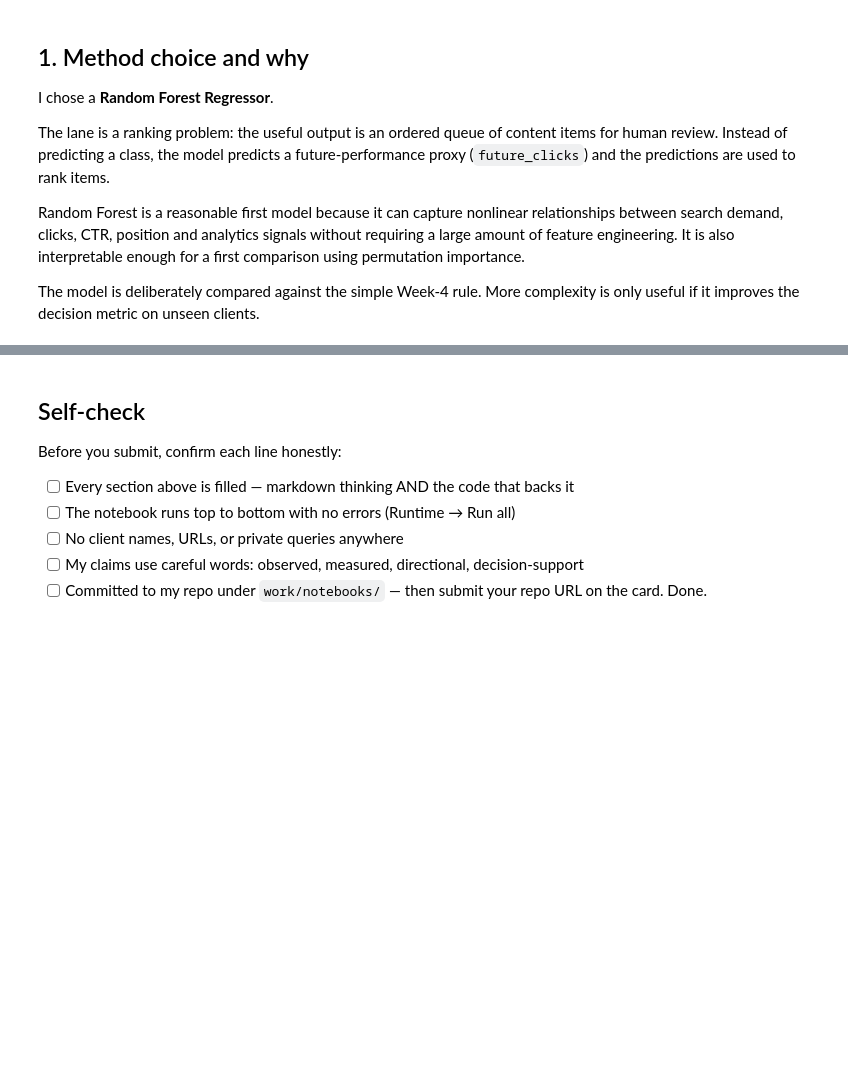
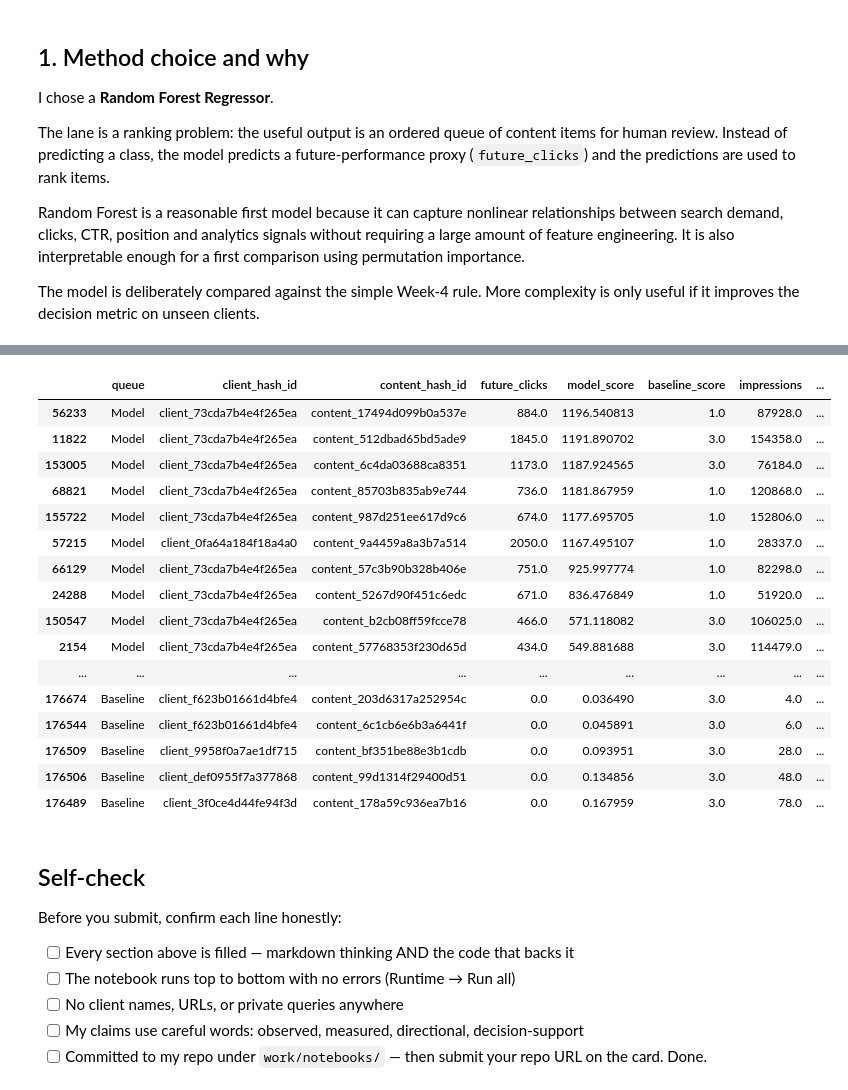
Before and after one commit to zainmatloob-cyber/ML-INTERN, a Jupyter notebook: work/notebooks/w05_model.ipynb, the cells around one changed output, grey strips where cells are left out. Cells and saved outputs as stored; diff of their text form; code cells hidden in the pictures; blank space fills up the shorter version.

```diff
--- a/work/notebooks/w05_model.ipynb
+++ b/work/notebooks/w05_model.ipynb
@@ -63,0 +333,17 @@ ModuleNotFoundError: No module named 'sklearn'
+# %%
+# Largest absolute prediction errors
+valid["abs_error"] = (valid["future_clicks"] - valid["model_score"]).abs()
+
+error_rows = valid.sort_values("abs_error", ascending=False)[[
+    "client_hash_id",
+    "content_hash_id",
+    "future_clicks",
+    "model_score",
+    "baseline_score",
+    "impressions",
+    "clicks",
+    "ctr_pct",
+    "avg_position",
+]]
+
+error_rows.head(10)
@@ -64,3 +405,40 @@ ModuleNotFoundError: No module named 'sklearn'
+# %%
+# Compare the top 10 model and baseline queues on the same validation set.
+top10_comparison = pd.concat([
+    valid.sort_values("model_score", ascending=False).head(10).assign(queue="Model"),
+    valid.sort_values("baseline_score", ascending=False).head(10).assign(queue="Baseline")
+])[[
+    "queue",
+    "client_hash_id",
+    "content_hash_id",
+    "future_clicks",
+    "model_score",
+    "baseline_score",
+    "impressions",
+    "clicks",
+    "ctr_pct",
+    "avg_position"
+]]
+
+top10_comparison
+# %% [output]
+|  | queue | client_hash_id | content_hash_id | future_clicks | model_score | baseline_score | impressions | ... |
+| 56233 | Model | client_73cda7b4e4f265ea | content_17494d099b0a537e | 884.0 | 1196.540813 | 1.0 | 87928.0 | ... |
+| 11822 | Model | client_73cda7b4e4f265ea | content_512dbad65bd5ade9 | 1845.0 | 1191.890702 | 3.0 | 154358.0 | ... |
+| 153005 | Model | client_73cda7b4e4f265ea | content_6c4da03688ca8351 | 1173.0 | 1187.924565 | 3.0 | 76184.0 | ... |
+| 68821 | Model | client_73cda7b4e4f265ea | content_85703b835ab9e744 | 736.0 | 1181.867959 | 1.0 | 120868.0 | ... |
+| 155722 | Model | client_73cda7b4e4f265ea | content_987d251ee617d9c6 | 674.0 | 1177.695705 | 1.0 | 152806.0 | ... |
+| 57215 | Model | client_0fa64a184f18a4a0 | content_9a4459a8a3b7a514 | 2050.0 | 1167.495107 | 1.0 | 28337.0 | ... |
+| 66129 | Model | client_73cda7b4e4f265ea | content_57c3b90b328b406e | 751.0 | 925.997774 | 1.0 | 82298.0 | ... |
+| 24288 | Model | client_73cda7b4e4f265ea | content_5267d90f451c6edc | 671.0 | 836.476849 | 1.0 | 51920.0 | ... |
+| 150547 | Model | client_73cda7b4e4f265ea | content_b2cb08ff59fcce78 | 466.0 | 571.118082 | 3.0 | 106025.0 | ... |
+| 2154 | Model | client_73cda7b4e4f265ea | content_57768353f230d65d | 434.0 | 549.881688 | 3.0 | 114479.0 | ... |
+| ... | ... | ... | ... | ... | ... | ... | ... | ... |
+| 176674 | Baseline | client_f623b01661d4bfe4 | content_203d6317a252954c | 0.0 | 0.036490 | 3.0 | 4.0 | ... |
+| 176544 | Baseline | client_f623b01661d4bfe4 | content_6c1cb6e6b3a6441f | 0.0 | 0.045891 | 3.0 | 6.0 | ... |
+| 176509 | Baseline | client_9958f0a7ae1df715 | content_bf351be88e3b1cdb | 0.0 | 0.093951 | 3.0 | 28.0 | ... |
+| 176506 | Baseline | client_def0955f7a377868 | content_99d1314f29400d51 | 0.0 | 0.134856 | 3.0 | 48.0 | ... |
+| 176489 | Baseline | client_3f0ce4d44fe94f3d | content_178a59c936ea7b16 | 0.0 | 0.167959 | 3.0 | 78.0 | ... |
 # %% [markdown]
 ## Self-check
 
```
Also changed, not shown: parts of 16 cells of this notebook.
